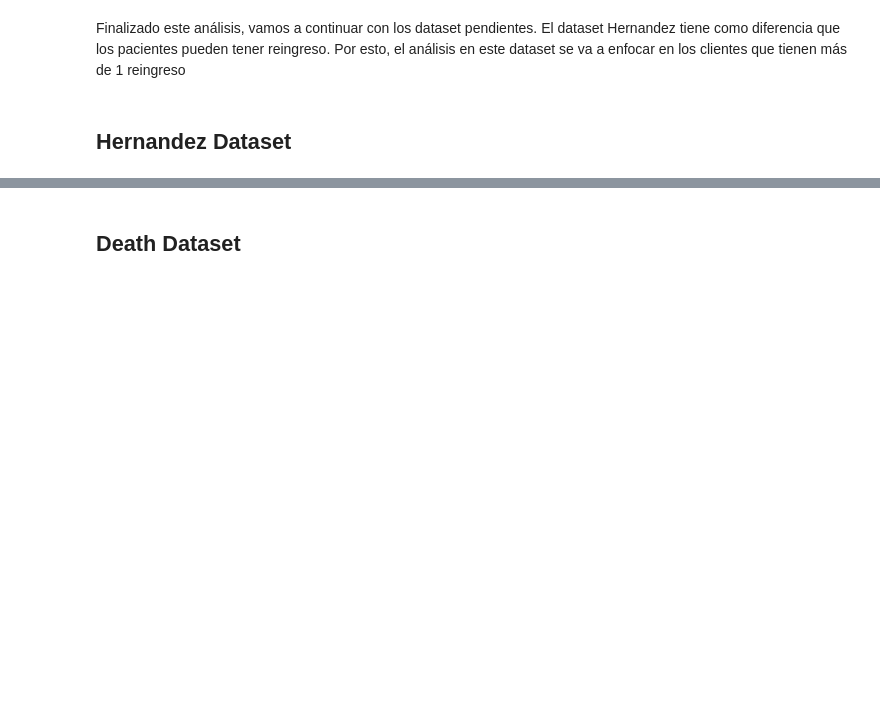
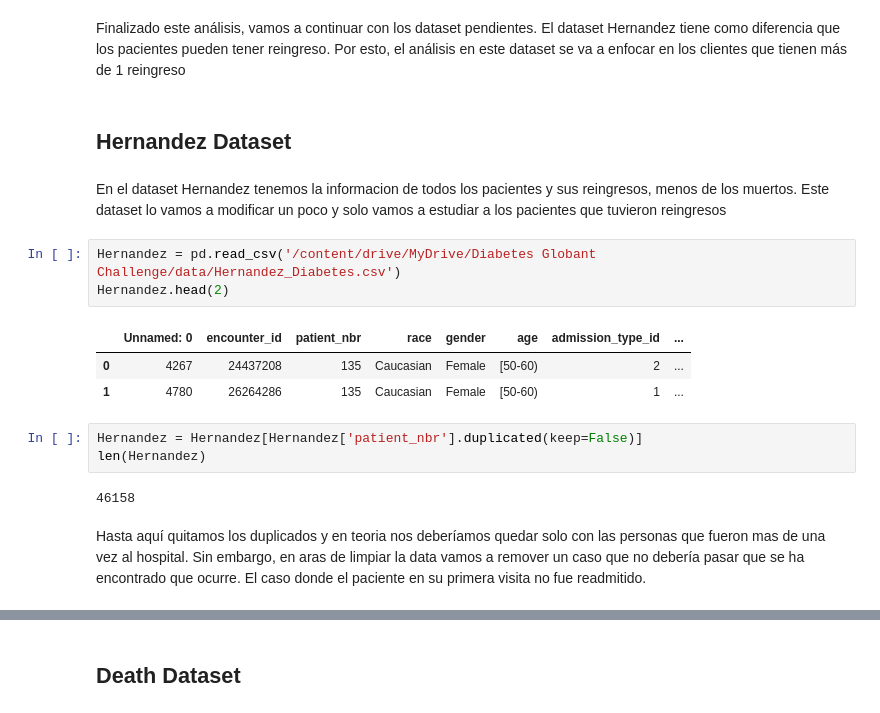
Before and after one commit to nhernandezz970408/Diabetes_Globant_Challenge, a Jupyter notebook: src/Analisis_exploratorio.ipynb, the cells around one changed output, grey strips where cells are left out. Drawn from its saved outputs; the diff is of its cells as text; blank space fills up the shorter version.

Commit message:
Analisis exploratorio dataset Strack y Hernandez

```diff
--- a/src/Analisis_exploratorio.ipynb
+++ b/src/Analisis_exploratorio.ipynb
@@ -924,3 +1050,19 @@ En este punto tenemos caracterizado 4 grupos, el grupo de control, grupo 1, grup
 Finalizado este análisis, vamos a continuar con los dataset pendientes. El dataset Hernandez tiene como diferencia que los pacientes pueden tener reingreso. Por esto, el análisis en este dataset se va a enfocar en los clientes que tienen más de 1 reingreso
 # %% [markdown]
 ## Hernandez Dataset
+# %% [markdown]
+En el dataset Hernandez tenemos la informacion de todos los pacientes y sus reingresos, menos de los muertos. Este dataset lo vamos a modificar un poco y solo vamos a estudiar a los pacientes que tuvieron reingresos
+# %%
+Hernandez = pd.read_csv('/content/drive/MyDrive/Diabetes Globant Challenge/data/Hernandez_Diabetes.csv')
+Hernandez.head(2)
+# %% [output]
+|  | Unnamed: 0 | encounter_id | patient_nbr | race | gender | age | admission_type_id | ... |
+| 0 | 4267 | 24437208 | 135 | Caucasian | Female | [50-60) | 2 | ... |
+| 1 | 4780 | 26264286 | 135 | Caucasian | Female | [50-60) | 1 | ... |
+# %%
+Hernandez = Hernandez[Hernandez['patient_nbr'].duplicated(keep=False)]
+len(Hernandez)
+# %% [output]
+46158
+# %% [markdown]
+Hasta aquí quitamos los duplicados y en teoria nos deberíamos quedar solo con las personas que fueron mas de una vez al hospital. Sin embargo, en aras de limpiar la data vamos a remover un caso que no debería pasar que se ha encontrado que ocurre. El caso donde el paciente en su primera visita no fue readmitido.
```
Also changed, not shown: parts of 36 cells of this notebook.
